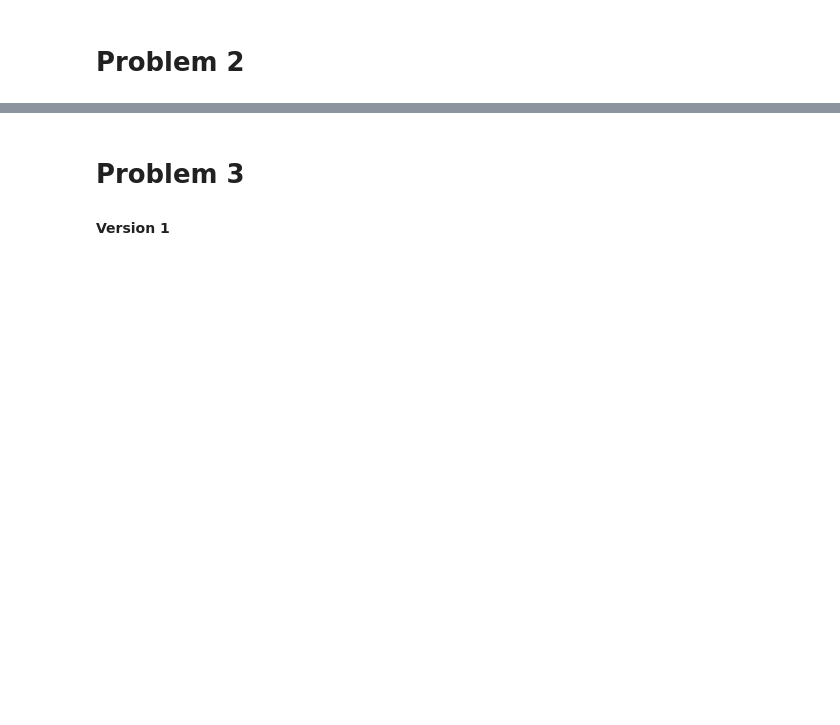
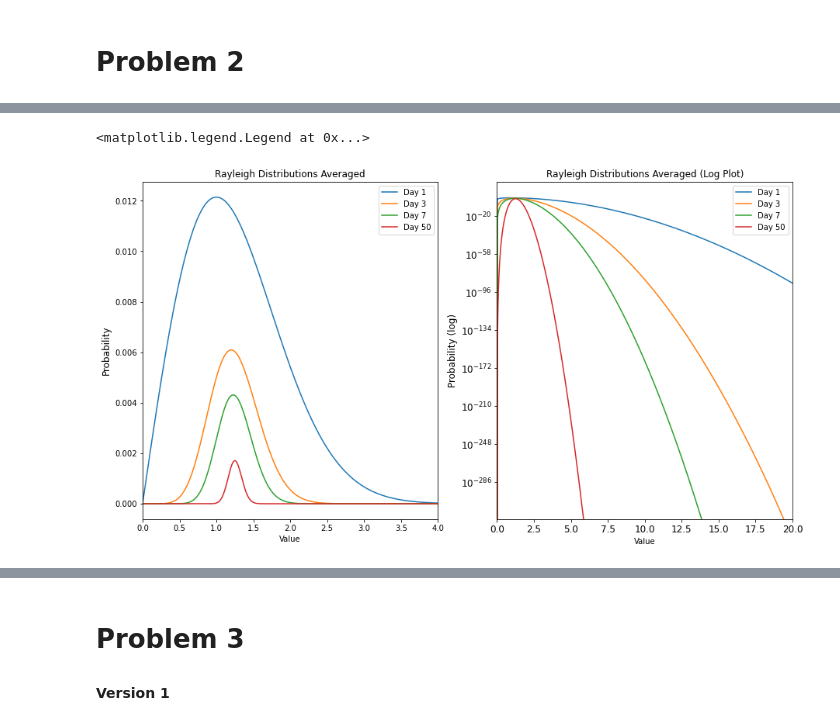
Before and after one commit to jarods00/PHYS434, a Jupyter notebook: Lab 2.ipynb, the cells around one changed output, grey strips where cells are left out. Drawn from its saved outputs; the diff is of its cells as text; code cells hidden in the pictures; blank space fills up the shorter version.

```diff
--- a/Lab 2.ipynb
+++ b/Lab 2.ipynb
@@ -180,0 +137,55 @@ ax.legend(["Day " + str(N1), "Day " + str(N2), "Day " + str(N3)])
+# %%
+N1 = 3
+N2 = 7
+N3 = 50
+
+k = np.linspace(0, 20, 1000)
+original = stats.rayleigh.pdf(k, loc = 0, scale = 1)
+final_1 = original
+final_2 = original
+final_3 = original
+
+for i in range(N1):
+    final_1 = np.convolve(final_1, original)
+final_1 = final_1 / np.sum(final_1)
+
+# Using len(k1) spaces here gives an inherent average of the distribution
+k1 = np.linspace(0, 20, len(final_1))
+
+for i in range(N2):
+    final_2 = np.convolve(final_2, original)
+final_2 = final_2 / np.sum(final_2)
+k2 = np.linspace(0, 20, len(final_2))
+
+for i in range(N3):
+    final_3 = np.convolve(final_3, original)
+final_3 = final_3 / np.sum(final_3)
+k3 = np.linspace(0, 20, len(final_3))
+
+fig, ax = plt.subplots(1, 2, figsize=(15,8))
+
+plt.tick_params(labelsize = 12)
+ax[0].set_title("Rayleigh Distributions Averaged")
+ax[0].set_ylabel('Probability', fontsize = 12)
+ax[0].set_xlabel('Value')
+ax[1].set_title("Rayleigh Distributions Averaged (Log Plot)")
+ax[1].set_ylabel('Probability (log)', fontsize = 12)
+ax[1].set_xlabel('Value')
+
+ax[0].plot(k, original / np.sum(original))
+ax[0].plot(k1, final_1)
+ax[0].plot(k2, final_2)
+ax[0].plot(k3, final_3)
+ax[0].set_xlim([0,4])
+
+ax[1].semilogy(k, original / np.sum(original))
+ax[1].semilogy(k1, final_1)
+ax[1].semilogy(k2, final_2)
+ax[1].semilogy(k3, final_3)
+ax[1].set_xlim([0,20])
+
+ax[0].legend(["Day 1","Day " + str(N1), "Day " + str(N2), "Day " + str(N3)])
+ax[1].legend(["Day 1","Day " + str(N1), "Day " + str(N2), "Day " + str(N3)])
+# %% [output]
+<matplotlib.legend.Legend at 0x...>
+[figure, added]
```
Also changed, not shown: parts of 9 cells of this notebook.
